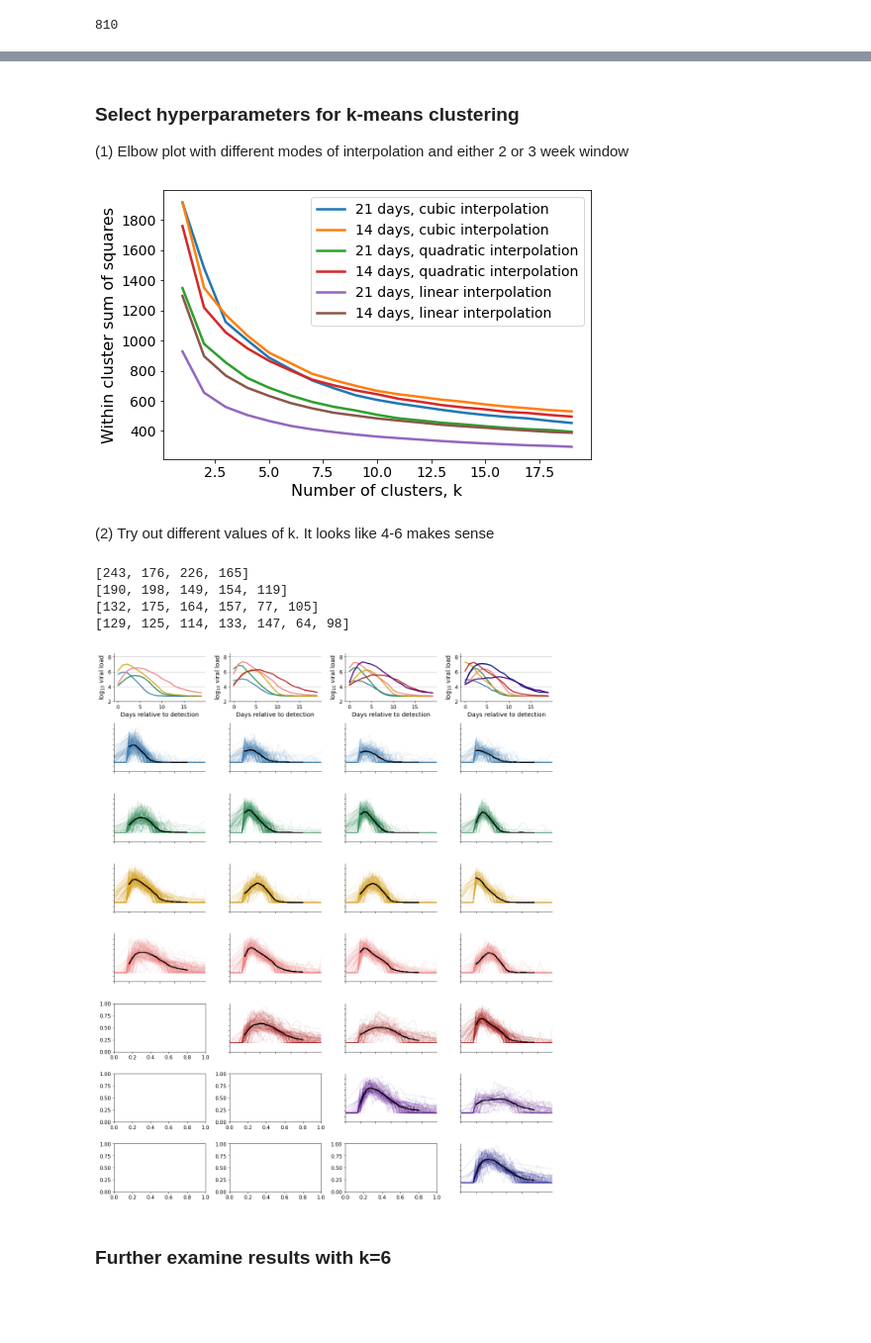
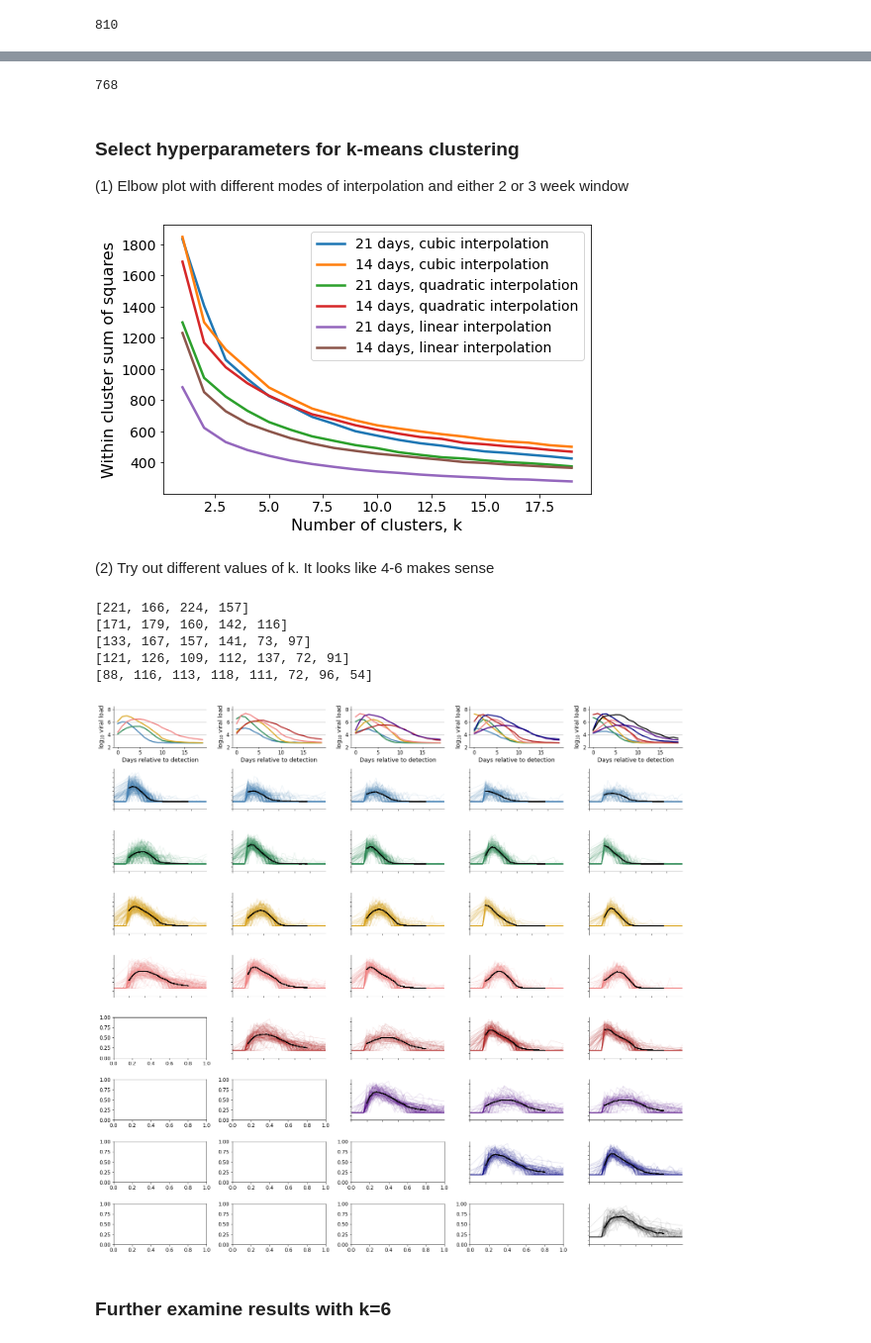
Before and after one commit to lacyk3/SARS-CoV-2Kinetics, a Jupyter notebook: Figures/Figure2andS6-Clustering.ipynb, the cells around one changed output, grey strips where cells are left out. Shown at 99% size. Saved outputs shown, nothing was run; the diff lists cells and outputs as text; code cells hidden in the pictures; blank space fills up the shorter version.

Commit message:
Filter to one infection per individual

```diff
--- a/Figures/Figure2andS6-Clustering.ipynb
+++ b/Figures/Figure2andS6-Clustering.ipynb
@@ -22,7 +22,7 @@ data_df = pd.read_csv(data_file)
 IDs = data_df.ID.unique()
 
 # load parameters df, as this already has one row for each individual infection
-parameters_file = r'/Users/kowens2/Library/CloudStorage/OneDrive-FredHutchinsonCancerResearchCenter/Monolix/NBA Cohort/Projects/FitAllInfectionsAppendNegatives/T0_1x107_E0_0_I0_0_V0_est_for_assess/Assessment/T0_1x107_E0_0_I0_0_V0_est_for_assess_002/Results/IndividualParameters/estimatedIndividualParameters.txt'
+parameters_file = r'/Users/kowens2/Downloads/estimatedIndividualParameters.txt'
 parameters_df = pd.read_csv(parameters_file)
 # %% [markdown]
 Filter to only those individuals with 3 weeks documented or clearance prior to 3 weeks.
@@ -61,18 +61,43 @@ documented = parameters_df[(parameters_df['LastTest']>20) + (parameters_df['Clea
 documented = documented[documented['LateQuant']<1].copy()
 
 # Filter time series data to only include these IDs
-def filterIDs(row):
-    IDlist = documented.id.unique()
+IDlist = documented.id.unique()
+def filterIDs(row,IDlist):
     if row.ID in IDlist:
         ret = 1
     else:
         ret = 0
     return ret
 
-data_df['Documented20days'] = data_df.apply(filterIDs, axis = 1)
+data_df['Documented20days'] = data_df.apply(lambda row: filterIDs(row,IDlist), axis = 1)
 
 # -- new data frame with subset of cases
 df_documented = data_df[data_df['Documented20days']>0].copy()
 print(len(df_documented.ID.unique()))
 # %% [output]
 810
+# %%
+# Filter so we retain at most one infection from each individual
+import random
+PIDS = [i.split('_')[0] for i in documented.id]
+counts = [PIDS.count(i) for i in PIDS]
+FilteredIDs = []
+CheckDuplicates = []
+CheckDuplicatesPID = []
+for count, PID, i in zip(counts,PIDS, documented.id):
+    if count == 1:
+        FilteredIDs.append(i)
+    else:
+        CheckDuplicates.append(i)
+        CheckDuplicatesPID.append(PID)
+
+CheckDuplicatesPID = set(CheckDuplicatesPID)
+Keep = [random.randint(0,1) for x in range(len(CheckDuplicatesPID ))]
+
+for k,PID in zip(Keep,CheckDuplicatesPID):
+    options = list(documented.id[[p == PID for p in PIDS]])
+    FilteredIDs.append(options[k])
+
+df_documented['Keeper'] = df_documented.apply(lambda row: filterIDs(row,FilteredIDs), axis = 1)
+df_documented = df_documented[df_documented['Keeper']>0].copy()
+print(len(df_documented.ID.unique()))
@@ -79,3 +106,16 @@ print(len(df_documented.ID.unique()))
+# %%
+def filterids(row,IDlist):
+    if row.id in IDlist:
+        ret = 1
+    else:
+        ret = 0
+    return ret
+
+documented['Keeper'] = documented.apply(lambda row: filterids(row,FilteredIDs), axis = 1)
+documented = documented[documented['Keeper']>0].copy()
+len(documented.id)
+# %% [output]
+768
 # %% [markdown]
 ### Select hyperparameters for k-means clustering
 
@@ -131,7 +171,7 @@ for i,mode in enumerate(modes):
 plt.legend()
 plt.show()
 # %% [output]
-[figure, old version]
+[figure, new version]
 # %% [markdown]
 (2) Try out different values of k. It looks like 4-6 makes sense
 # %%
@@ -167,8 +207,8 @@ t = times[14:end]
 # %%
 colors = [ 'steelblue','seagreen','goldenrod','lightcoral', 'firebrick','indigo', 'navy', 'k']
 plt.rcParams.update({'font.size': 12})
-fig, axs = plt.subplots(8,4, figsize = (3.75*4, 2.25*8))
-for jj,k in enumerate([4,5,6,7]):
+fig, axs = plt.subplots(9,5, figsize = (4.95*4, 2.3*8))
+for jj,k in enumerate([4,5,6,7,8]):
     # kmeans clustering
     kmeans = KMeans(n_clusters=k).fit(X)
     # sort the centers by auc for consistent ordering
@@ -187,38 +227,39 @@ for jj,k in enumerate([4,5,6,7]):
     axs[0,jj].set_ylim(2,8.5)
     axs[0,jj].grid(axis = 'y')
     axs[0,jj].set_xlabel('Days relative to detection', fontsize=14)
     axs[0,jj].set_ylabel('log$_{10}$ viral load', fontsize=14)
     axs[0,jj].spines['top'].set_visible(False)
     axs[0,jj].spines['right'].set_visible(False)
     print([np.sum(kmeans.labels_== c) for c in order])
     for count, label in enumerate(kmeans.labels_):
         p = np.where(order == label)[0][0]+1
         axs[p,jj].plot(times,ppl[count,:], color = Dict[label], alpha = 0.1)
 
         center_inds = []
         for count,cc in enumerate(kmeans.cluster_centers_):
             idx = np.argmin(np.sqrt(np.sum(np.abs(X-cc)**2, axis = 1)))
             label = kmeans.labels_[idx]
             p = np.where(order == label)[0][0]+1
             axs[p,jj].plot(t,cc, color = 'k')
             axs[p,jj].set_ylim(2,10)
             axs[p,jj].set_xlim(-5,25)
             center_inds.append(idx)
             axs[p,jj].set_yticks(np.arange(1,10))
             axs[p,jj].set_xticks(np.arange(-5,25,5))
             axs[p,jj].set_xticklabels([])
             axs[p,jj].set_yticklabels([])
             axs[p,jj].spines['top'].set_visible(False)
             axs[p,jj].spines['right'].set_visible(False)
 
 plt.tight_layout()
 plt.show()
 # %% [output]
-[243, 176, 226, 165]
-[190, 198, 149, 154, 119]
-[132, 175, 164, 157, 77, 105]
-[129, 125, 114, 133, 147, 64, 98]
+[221, 166, 224, 157]
+[171, 179, 160, 142, 116]
+[133, 167, 157, 141, 73, 97]
+[121, 126, 109, 112, 137, 72, 91]
+[88, 116, 113, 118, 111, 72, 96, 54]
-[figure, old version]
+[figure, new version]
 # %% [markdown]
 ### Further examine results with k=6
 # %% [markdown]
```
Also changed, not shown: parts of 14 cells of this notebook.
